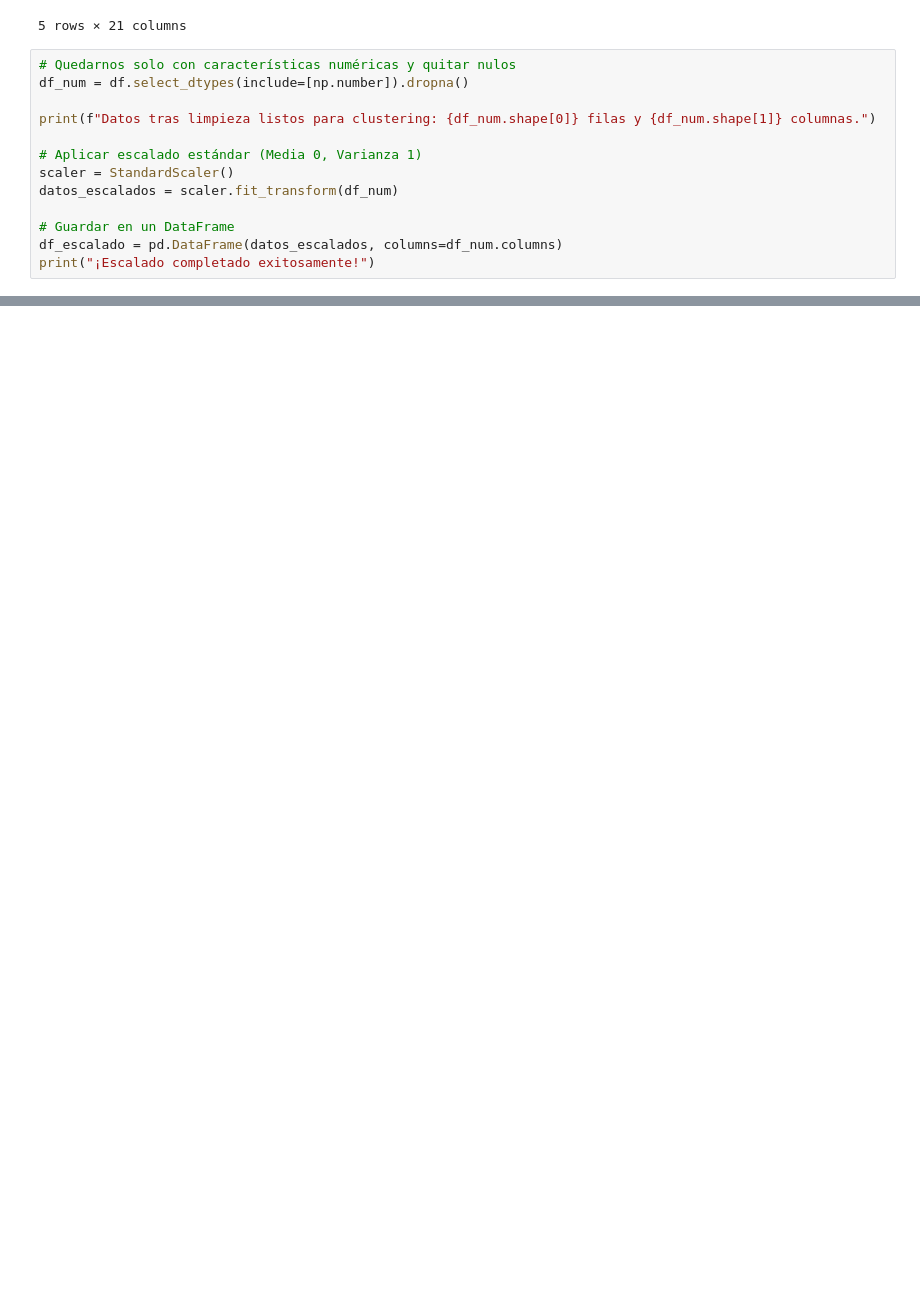
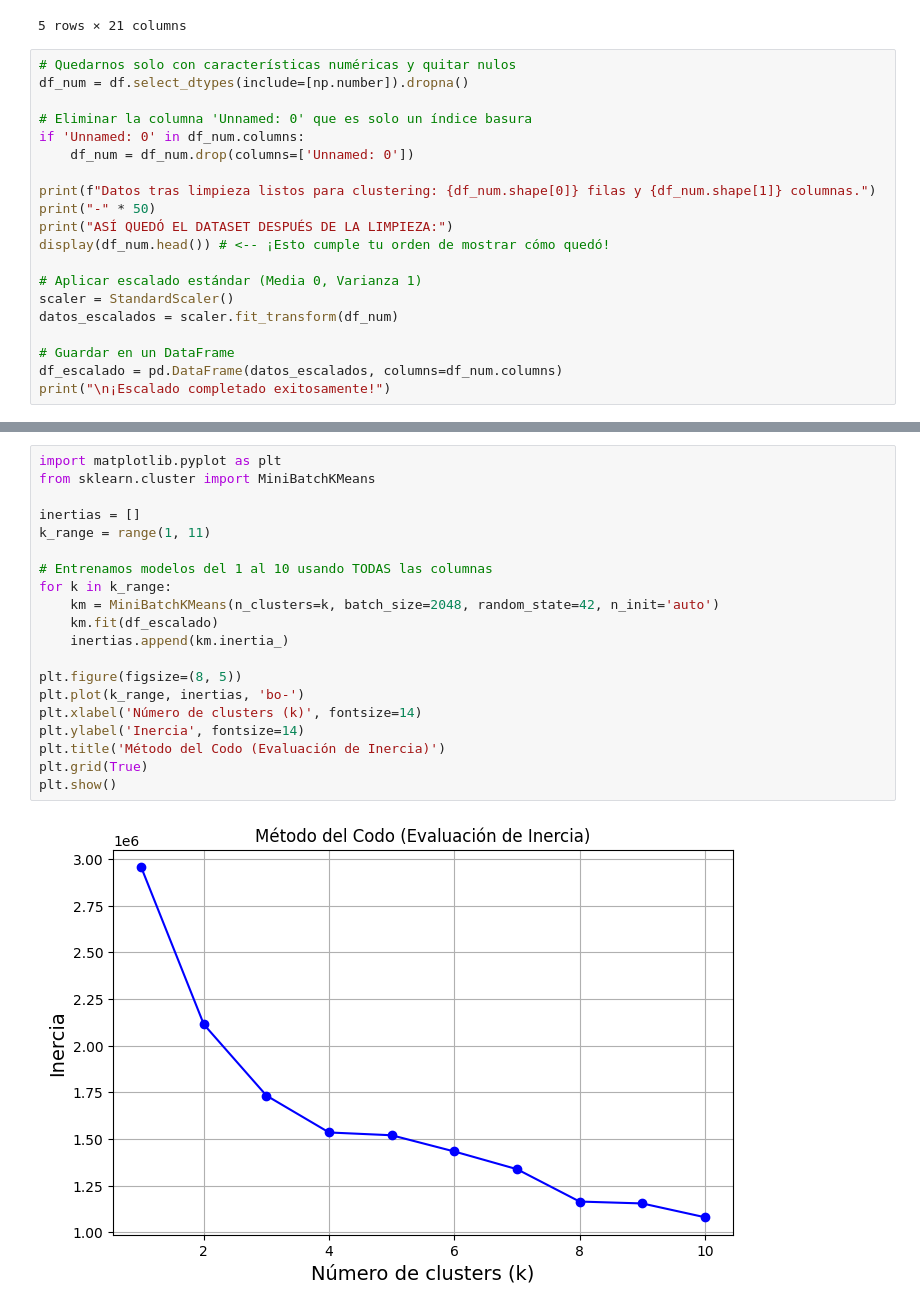
Before and after one commit to NelvaAdalit/-INTELIGENCIA-ARTIFICIAL-I-, a Jupyter notebook: KMEANSGROUPIA.ipynb, the cells around one changed output, grey strips where cells are left out. Drawn from its saved outputs; the diff is of its cells as text; blank space fills up the shorter version.

```diff
--- a/KMEANSGROUPIA.ipynb
+++ b/KMEANSGROUPIA.ipynb
@@ -55,7 +54,14 @@ Total de Celdas: 2394000
 # Quedarnos solo con características numéricas y quitar nulos
 df_num = df.select_dtypes(include=[np.number]).dropna()
 
+# Eliminar la columna 'Unnamed: 0' que es solo un índice basura
+if 'Unnamed: 0' in df_num.columns:
+    df_num = df_num.drop(columns=['Unnamed: 0'])
+
 print(f"Datos tras limpieza listos para clustering: {df_num.shape[0]} filas y {df_num.shape[1]} columnas.")
+print("-" * 50)
+print("ASÍ QUEDÓ EL DATASET DESPUÉS DE LA LIMPIEZA:")
+display(df_num.head()) # <-- ¡Esto cumple tu orden de mostrar cómo quedó!
 
 # Aplicar escalado estándar (Media 0, Varianza 1)
 scaler = StandardScaler()
@@ -63,5 +69,5 @@ datos_escalados = scaler.fit_transform(df_num)
 
 # Guardar en un DataFrame
 df_escalado = pd.DataFrame(datos_escalados, columns=df_num.columns)
-print("¡Escalado completado exitosamente!")
+print("\n¡Escalado completado exitosamente!")
 # %% [output]
@@ -187,0 +175,22 @@ Basado en la evaluación visual de la dispersión tridimensional, el agrupamient
+# %%
+import matplotlib.pyplot as plt
+from sklearn.cluster import MiniBatchKMeans
+
+inertias = []
+k_range = range(1, 11)
+
+# Entrenamos modelos del 1 al 10 usando TODAS las columnas
+for k in k_range:
+    km = MiniBatchKMeans(n_clusters=k, batch_size=2048, random_state=42, n_init='auto')
+    km.fit(df_escalado)
+    inertias.append(km.inertia_)
+
+plt.figure(figsize=(8, 5))
+plt.plot(k_range, inertias, 'bo-')
+plt.xlabel('Número de clusters (k)', fontsize=14)
+plt.ylabel('Inercia', fontsize=14)
+plt.title('Método del Codo (Evaluación de Inercia)')
+plt.grid(True)
+plt.show()
+# %% [output]
+[figure, added]
```
Also changed, not shown: parts of 12 cells of this notebook.
